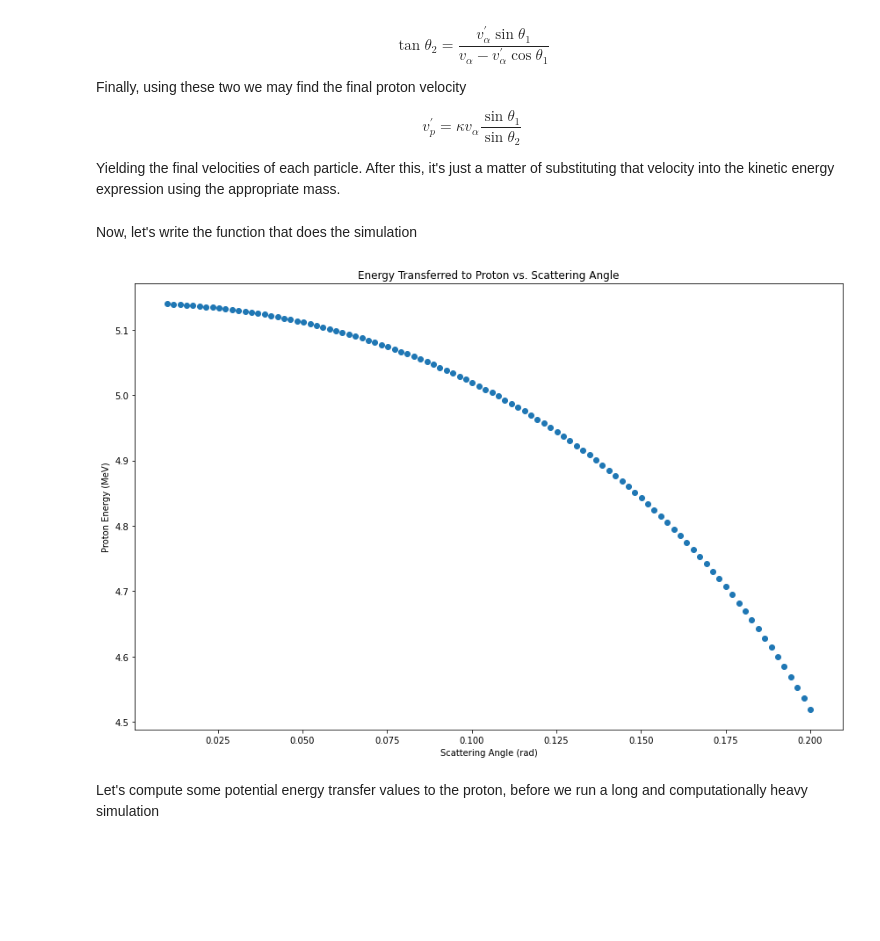
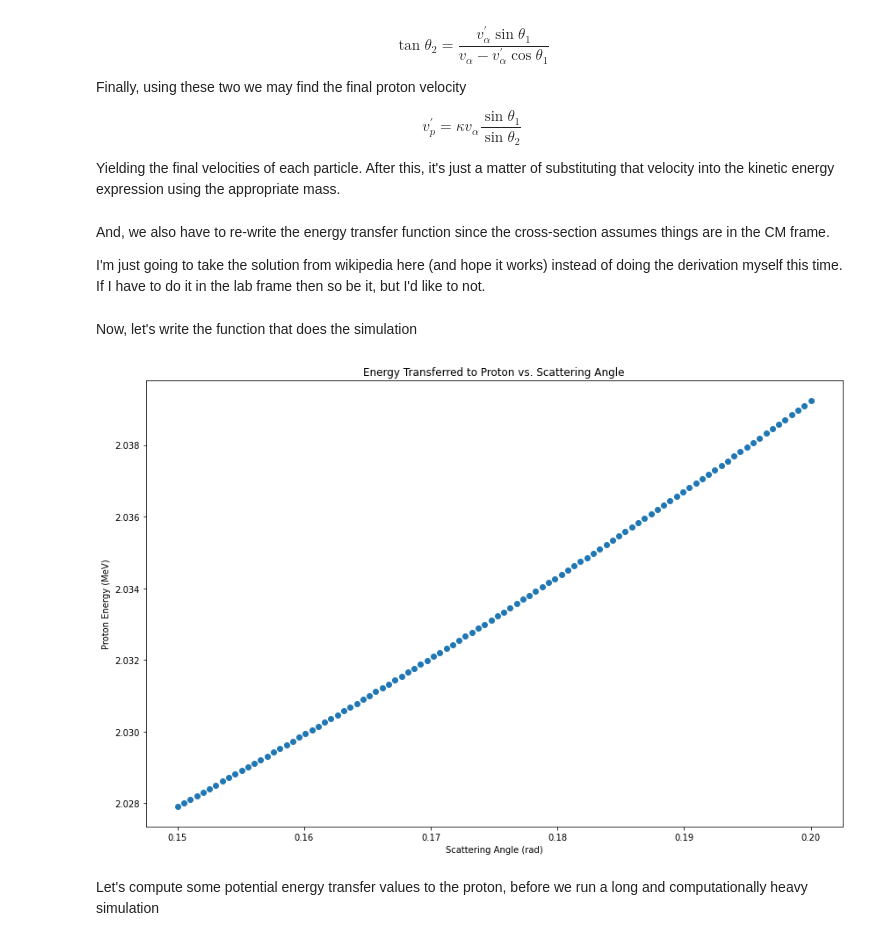
Before and after one commit to ddrobner/scatteringsim, a Jupyter notebook: scatteringsim.ipynb, the cells around one changed output. Drawn from its saved outputs; the diff is of its cells as text; code cells hidden in the pictures; blank space fills up the shorter version.

Commit message:
cm frame

```diff
--- a/scatteringsim.ipynb
+++ b/scatteringsim.ipynb
@@ -386,6 +401,51 @@ def energy_transfer(e_i, scatter_angle=None):
     ep_f = 0.5*m_proton*(vproton_f**2)*(1/mev_to_j)
 
     return (ea_f, ep_f, theta_1)
+# %% [markdown]
+And, we also have to re-write the energy transfer function since the
+cross-section assumes things are in the CM frame.
+
+I'm just going to take the solution from wikipedia here (and hope it works)
+instead of doing the derivation myself this time. If I have to do it in the lab
+frame then so be it, but I'd like to not.
+# %%
+def energy_transfer(e_i, scatter_angle=None):
+    m_alpha = 6.646E-27 # kg
+    m_proton = 1.6726E-27 # kg
+
+    mev_to_j = 1.602176e-13
+    ei_j = e_i * mev_to_j
+
+    if scatter_angle is None:
+        scatter_angle = scattering_angle(e_i)
+    # just identifying scatter_angle as theta_1 to match the algebra
+    # this is in the lab frame
+    Theta = scatter_angle
+
+    # and now we determine the final velocity of the alpha in the lab frame
+
+    # first thing we need to do is to work out the velocity of the alpha
+    # particle in the lab frame
+    #valpha_i_lab = np.sqrt(2*ei_j/m_alpha)
+    # note that the initial proton velocity in the lab frame is 0
+    #valpha_f_lab = (np.sqrt((m_proton**2 + 2*(m_proton**2)*(m_alpha**2)*np.cos(Theta) + m_alpha**2))/(m_proton + m_alpha))*(valpha_i_lab)
+    #vproton_f_lab =
+    frac_energy = 2*m_alpha*m_proton*(np.cos(Theta) - 1)/((m_alpha + m_proton)**2)
+    valpha_i = np.sqrt(2*ei_j/m_alpha)
+    valpha_f = valpha_i * frac_energy
+    vproton_f = (1-frac_energy)*valpha_i
+
+    eproton_f = (1/mev_to_j)*0.5*m_proton*(vproton_f**2)
+    ealpha_f = (1/mev_to_j)*0.5*m_alpha*(valpha_f**2)
+
+    theta_1 = np.arctan(m_proton*np.sin(Theta)/(np.cos(Theta) -
+    (m_alpha/m_proton)))
+
+    return (ealpha_f, eproton_f, theta_1)
+
+
+    # and now to determine the velocity of the center of mass
+    #v_cm = (m_alpha*valpha_i_lab)/(m_alpha + m_proton)
 # %% [markdown]
 Now, let's write the function that does the simulation
 # %%
@@ -435,17 +495,17 @@ def quenched_spectrum(sim_data: tuple[list, list], proton_factor: float, alpha_f
     print(a_diffs[0:200])
     return q_spec
 # %%
-s_et_xrange = np.linspace(0.01, 0.2, 100)
+s_et_xrange = np.linspace(0.15, 0.2, 100)
 t_e = [energy_transfer(8, i)[1] for i in s_et_xrange]
 plt.scatter(s_et_xrange, t_e)
 plt.xlabel("Scattering Angle (rad)")
 plt.ylabel("Proton Energy (MeV)")
 plt.title("Energy Transferred to Proton vs. Scattering Angle")
 plt.tight_layout()
 plt.savefig("etransfer_negative_soln.jpg")
 plt.show()
 # %% [output]
-[figure, old version]
+[figure, new version]
 # %% [markdown]
 Let's compute some potential energy transfer values to the proton, before we run
 a long and computationally heavy simulation
```
Also changed, not shown: parts of 2 cells of this notebook.
